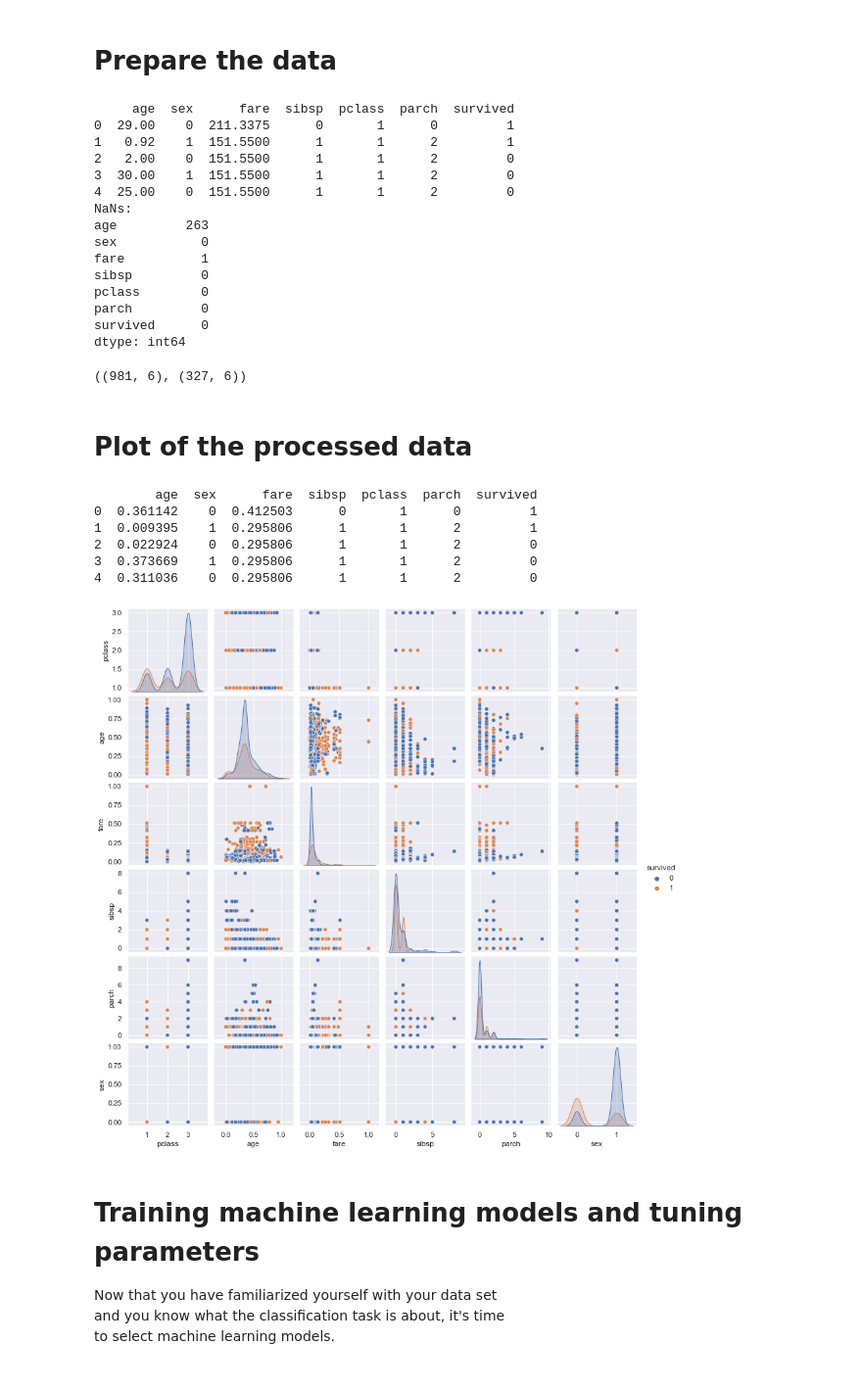
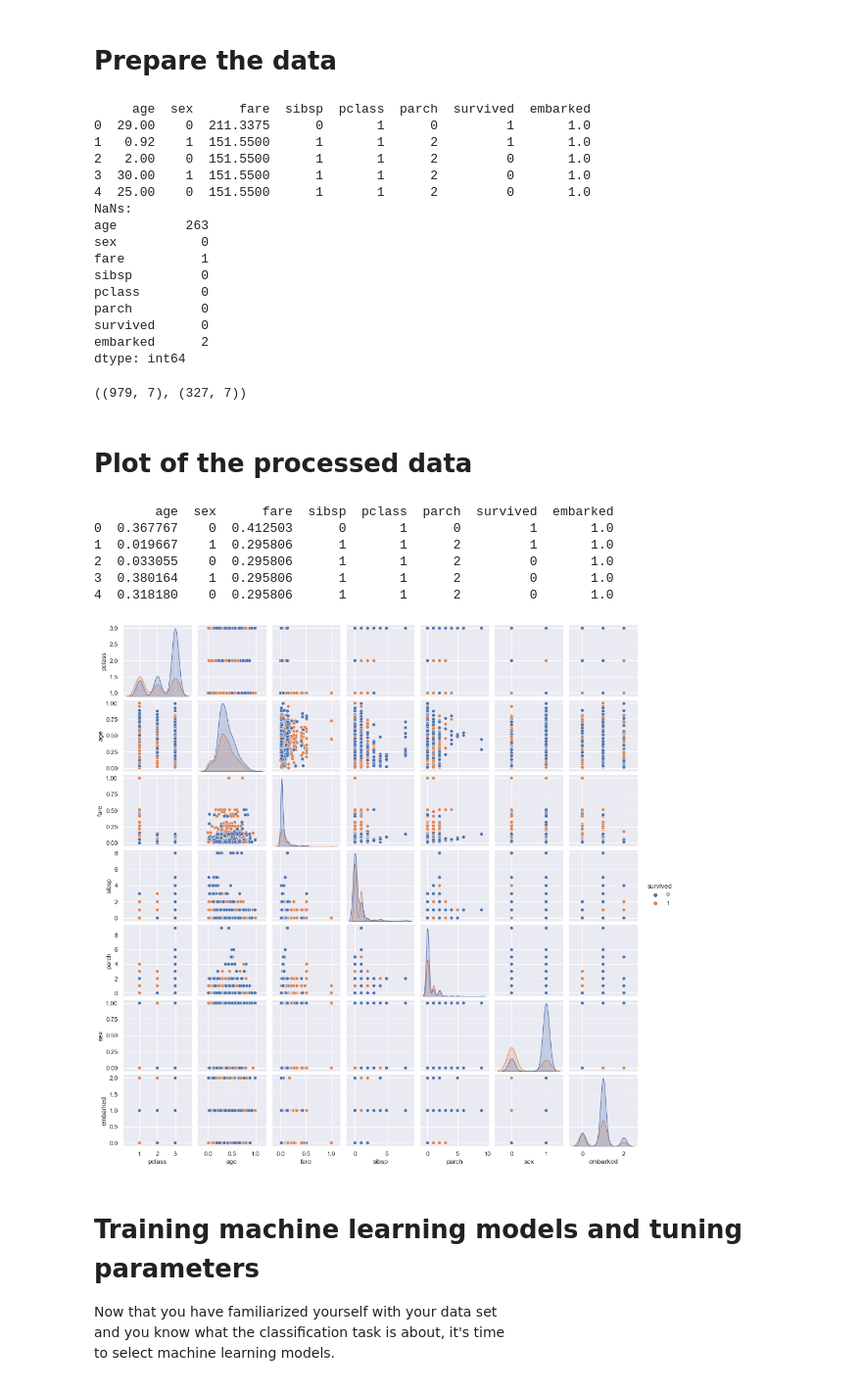
Before and after one commit to klashenriksson/modsim, a Jupyter notebook: lab4/MLA.ipynb, the cells around one changed output. Shown at 98% size. Drawn from its saved outputs; the diff is of its cells as text; code cells hidden in the pictures.

Commit message:
add embarked column

```diff
--- a/lab4/MLA.ipynb
+++ b/lab4/MLA.ipynb
@@ -208,8 +208,9 @@ sns.displot(data_cpy, x='sex', hue='survived')
 # When should you use the mean vs the median?
 
 from sklearn.preprocessing import \
-    MaxAbsScaler, StandardScaler, LabelBinarizer, LabelEncoder, MinMaxScaler
+    MaxAbsScaler, StandardScaler, LabelBinarizer, LabelEncoder, MinMaxScaler, OneHotEncoder
 from sklearn.impute import SimpleImputer
+from sklearn.neighbors import KernelDensity
 
 # train_test_split can help you create training and test sets from your data.
 # https://scikit-learn.org/stable/modules/generated/sklearn.model_selection.train_test_split.html
@@ -222,41 +223,35 @@ from sklearn.model_selection import train_test_split
 # Convert data into numeric representation
 numeric_data = data
 
-# Convert sex to a numerical representation. Female was arbitrarily set to 0 and male to 1.
-gender_col = data['sex'].replace(to_replace = ('female', 'male'), value=(0, 1))
-numeric_data['sex'] = gender_col
+# Convert 'sex' and 'embarked' to a numerical representation.
+# I previously tried the OneHotEncoder but that gave worse prediction scores.
+numeric_data['sex'] = numeric_data['sex'].replace(to_replace = ('female', 'male'), value=(0, 1))
+numeric_data['embarked'] = numeric_data['embarked'].replace(to_replace=('C', 'S', 'Q'), value=(0,1,2))
 
 # Drop a bunch of columns that we do not need
 #
 # Most are pretty self explanatory
-# Home Dest., ticket number, name or cabin can reasonably be thought to have NO impact on wheter a passenger
+# Home Dest., ticket number, name or cabin can reasonably be thought to have no impact on wheter a passenger
 # survives or not.
 #
-# Boat and body are dropped since they are only available if we know the outcome - if they survived or not - and thus cant be used in our model.
-'''numeric_data = numeric_data.drop('home.dest', axis=1)
-numeric_data = numeric_data.drop('name', axis=1)
-numeric_data = numeric_data.drop('ticket', axis=1)
-numeric_data = numeric_data.drop('body', axis=1)
-numeric_data = numeric_data.drop('cabin', axis=1)
-numeric_data = numeric_data.drop('boat', axis=1)
-'''
-numeric_data = numeric_data[['age', 'sex', 'fare', 'sibsp', 'pclass', 'parch', 'survived']].copy()
+# Boat and body are dropped since they are only available if we know the outcome - if they survived or not - and thus dont make sense
+# to use in our model.
+numeric_data = numeric_data[['age', 'sex', 'fare', 'sibsp', 'pclass', 'parch', 'survived', 'embarked']].copy()
 
 print(f'{numeric_data.head()}')
 
 # Imputate NaNs
+print(f"NaNs: \n{numeric_data.isnull().sum()}")
 
-print(f"NaNs: \n{numeric_data.isnull().sum()}")
-# We actually drop all NaNs.
-# We have 263 NaNs in age and 1 in fare.
+# We have 263 NaNs in age, 2 in embarked and 1 in fare.
 # So, dropping one row from the fare NaN is probably OK
-# However, it is a bit more questionable to drop 263 entries from the age NaNs. I think this makes
-# more sense than imputing, lets say the mean, as that will create a huge spike for a certain age, which might
-# introduce a bias in the data. So in that sense I believe it is better to just drop it right away.
-#TODO rewrite this comment
+# However, it is a bit more questionable to drop 263 entries from the age NaNs. This removes a lot of samples from the data.
+# Instead, we impute them with samples drawn from an estimated of the underlying age distribution, using KernelDensity.
 imputer = SimpleImputer(missing_values=np.nan, strategy='median')
+kernel_density = KernelDensity(kernel='gaussian').fit(numeric_data[["age"]].dropna())
+new_sampled_ages = kernel_density.sample(n_samples=numeric_data["age"].isnull().sum())
 
-numeric_data['age'] = imputer.fit_transform(numeric_data[["age"]])
+numeric_data.loc[numeric_data['age'].isnull(), 'age'] = new_sampled_ages
 numeric_data = numeric_data.dropna()
 
 # Scale data
@@ -273,12 +268,12 @@ X_train, X_test, y_train, y_test = train_test_split(X, y)
 
 (X_train.shape, X_test.shape)
 # %% [output]
-     age  sex      fare  sibsp  pclass  parch  survived
-0  29.00    0  211.3375      0       1      0         1
-1   0.92    1  151.5500      1       1      2         1
-2   2.00    0  151.5500      1       1      2         0
-3  30.00    1  151.5500      1       1      2         0
-4  25.00    0  151.5500      1       1      2         0
+     age  sex      fare  sibsp  pclass  parch  survived  embarked
+0  29.00    0  211.3375      0       1      0         1       1.0
+1   0.92    1  151.5500      1       1      2         1       1.0
+2   2.00    0  151.5500      1       1      2         0       1.0
+3  30.00    1  151.5500      1       1      2         0       1.0
+4  25.00    0  151.5500      1       1      2         0       1.0
 NaNs:
 age         263
 sex           0
@@ -287,22 +282,23 @@ sibsp         0
 pclass        0
 parch         0
 survived      0
+embarked      2
 dtype: int64
-((981, 6), (327, 6))
+((979, 7), (327, 7))
 # %% [markdown]
 # Plot of the processed data
 # %%
 # first print data
 print(f'{numeric_data.head()}')
-sns.pairplot(numeric_data, vars=["pclass", "age", "fare", "sibsp", "parch", "sex"], hue='survived', height=2);
+sns.pairplot(numeric_data, vars=["pclass", "age", "fare", "sibsp", "parch", "sex", "embarked"], hue='survived', height=2);
 # %% [output]
-        age  sex      fare  sibsp  pclass  parch  survived
-0  0.361142    0  0.412503      0       1      0         1
-1  0.009395    1  0.295806      1       1      2         1
-2  0.022924    0  0.295806      1       1      2         0
-3  0.373669    1  0.295806      1       1      2         0
-4  0.311036    0  0.295806      1       1      2         0
+        age  sex      fare  sibsp  pclass  parch  survived  embarked
+0  0.367767    0  0.412503      0       1      0         1       1.0
+1  0.019667    1  0.295806      1       1      2         1       1.0
+2  0.033055    0  0.295806      1       1      2         0       1.0
+3  0.380164    1  0.295806      1       1      2         0       1.0
+4  0.318180    0  0.295806      1       1      2         0       1.0
-[figure, old version]
+[figure, new version]
 # %% [markdown]
 # Training machine learning models and tuning parameters
 
```
Also changed, not shown: parts of 11 cells of this notebook, 1 other file.
